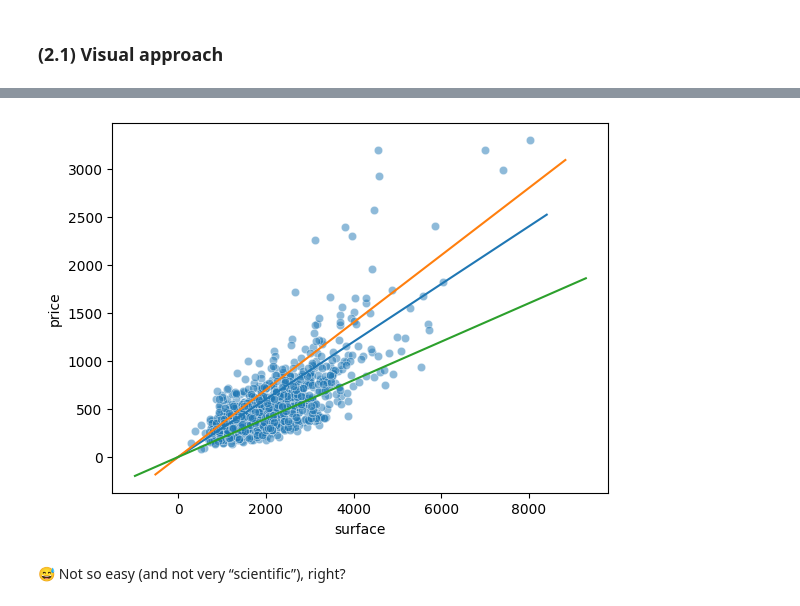
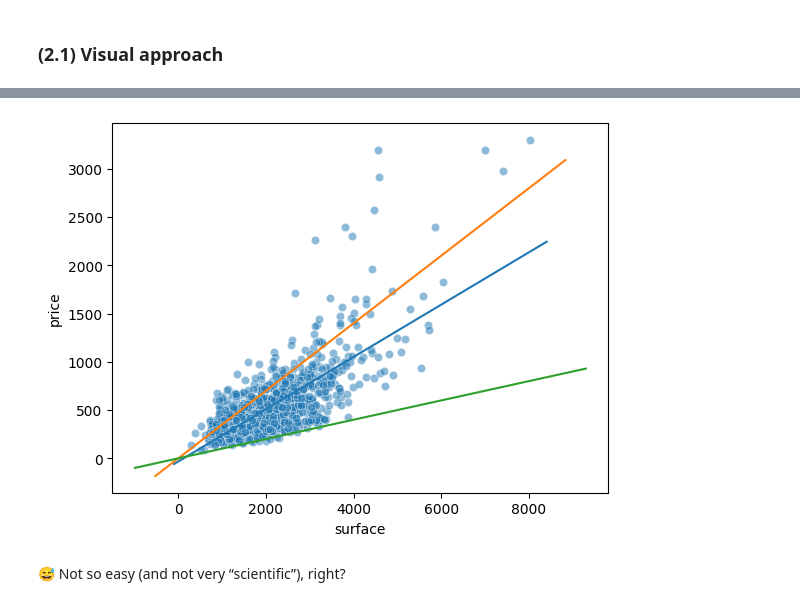
Before and after one commit to multiyumz/data-science-challenges, a Jupyter notebook: data-real-estate-advanced-estimator/02-real_estate_advanced_estimator.ipynb, the cells around one changed output, grey strips where cells are left out. Cells and saved outputs as stored; diff of their text form; code cells hidden in the pictures.

```diff
--- a/data-real-estate-advanced-estimator/02-real_estate_advanced_estimator.ipynb
+++ b/data-real-estate-advanced-estimator/02-real_estate_advanced_estimator.ipynb
@@ -183,14 +183,14 @@ def plot_line(a, b, ax):
 # %%
 # TO DO: play with slopes and intercepts to get the best fit
 ax = sns.scatterplot(x='surface', y='price', data=flats, alpha=0.5)
 
-a_list = [0.3, 0.35, 0.2]
-b_list = [0, 0, 0]
+a_list = [0.271, 0.35, 0.1]
+b_list = [-33, 0, 0]
 
 for i in range(len(a_list)):
     plot_line(a_list[i], b_list[i], ax)
 # %% [output]
-[figure, old version]
+[figure, new version]
 # %% [markdown]
 😅 Not so easy (and not very “scientific”), right?
 # %% [markdown]
```
Also changed, not shown: parts of 2 cells of this notebook, 1 other file.
